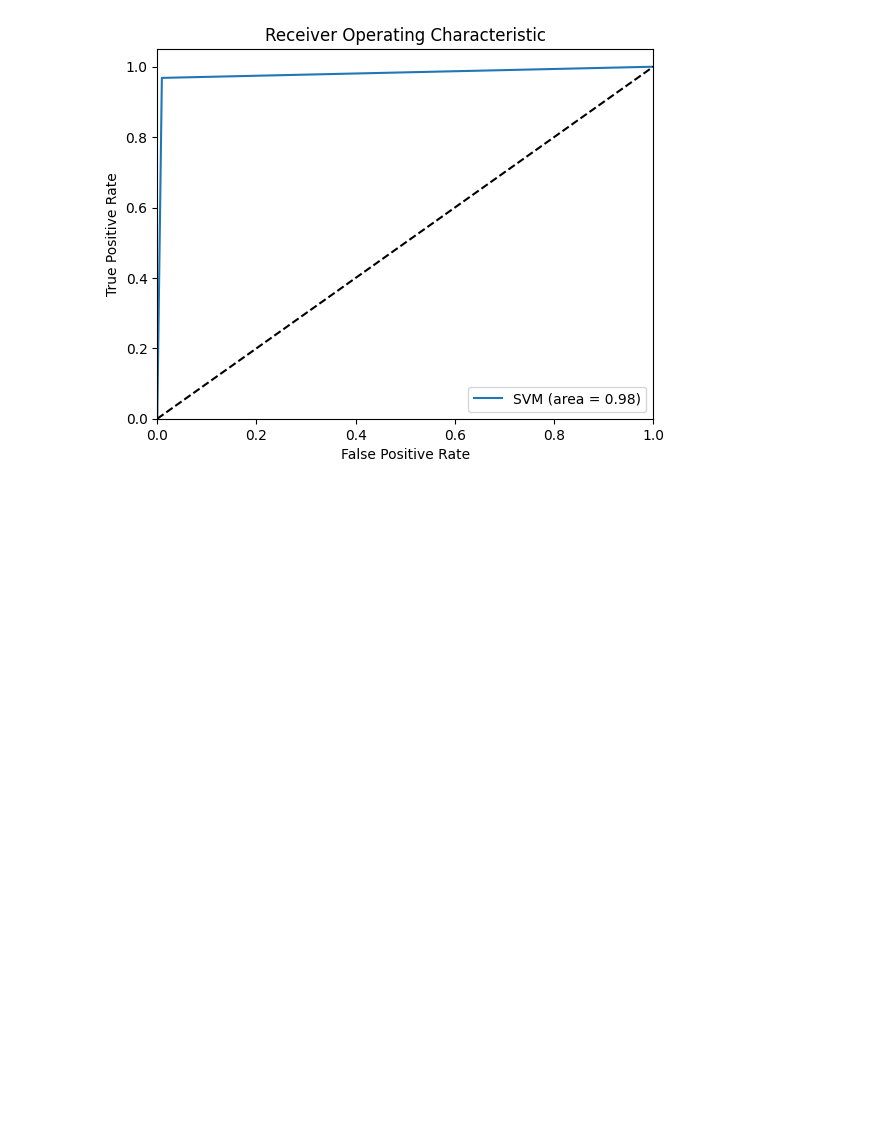
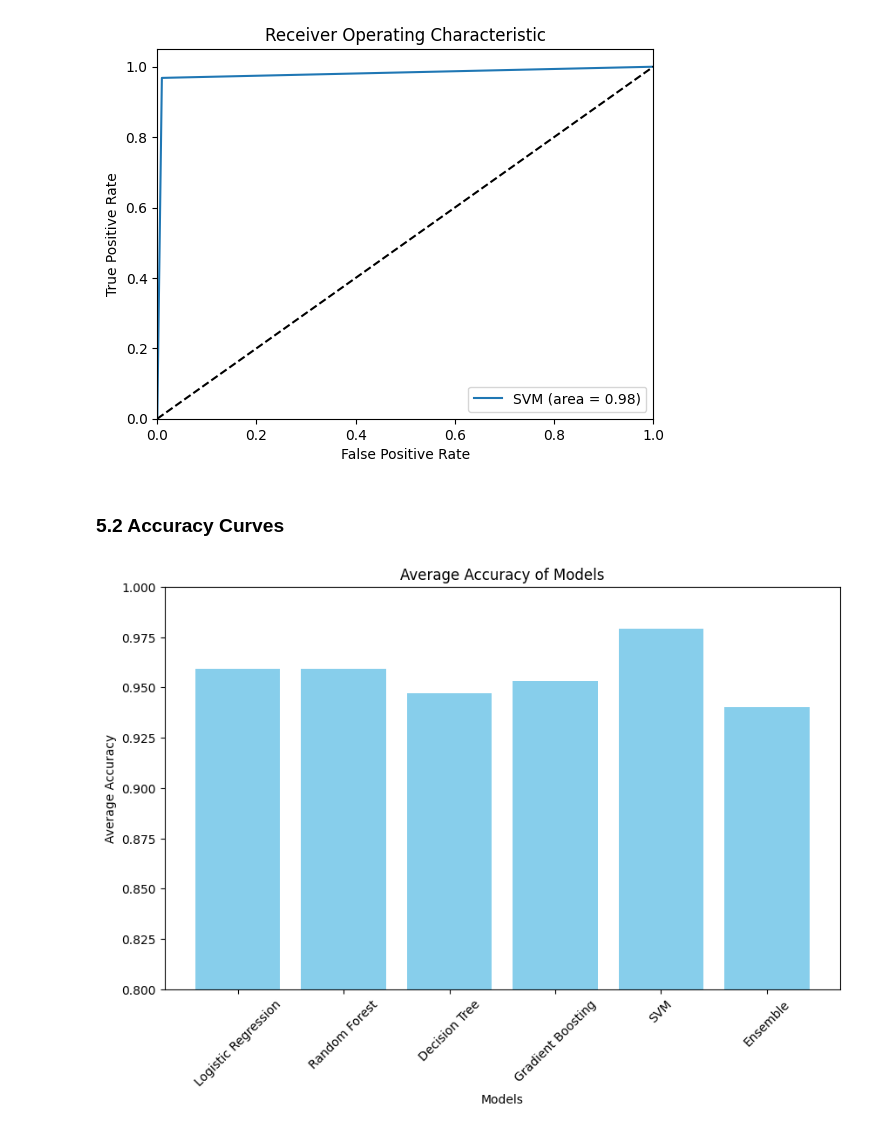
Before and after one commit to devanshis12/mlcb-bc-detection, a Jupyter notebook: bc_model.ipynb, the cells around one changed output. Saved outputs shown, nothing was run; the diff lists cells and outputs as text; code cells hidden in the pictures; blank space fills up the shorter version.

Commit message:
added visualizations

```diff
--- a/bc_model.ipynb
+++ b/bc_model.ipynb
@@ -1309,3 +1307,21 @@ plot_roc_curve(y_test, y_pred_gb, 'Gradient Boosting')
 plot_roc_curve(y_test, y_pred_svc, 'SVM')
 # %% [output]
 [figure]
+# %% [markdown]
+### 5.2 Accuracy Curves
+# %%
+# Define model names and their average accuracies
+model_names = ["Logistic Regression", "Random Forest", "Decision Tree", "Gradient Boosting", "SVM", "Ensemble"]
+average_accuracies = [0.964, 0.964, 0.947, 0.953, 0.982, 0.940]  # Replace with actual average accuracies
+
+# Plot the average accuracies
+plt.figure(figsize=(10, 6))
+plt.bar(model_names, average_accuracies, color='skyblue')
+plt.ylim(0.8, 1.0)
+plt.title("Average Accuracy of Models")
+plt.xlabel("Models")
+plt.ylabel("Average Accuracy")
+plt.xticks(rotation=45)
+plt.show()
+# %% [output]
+[figure, added]
```
Also changed, not shown: parts of 16 cells of this notebook.
